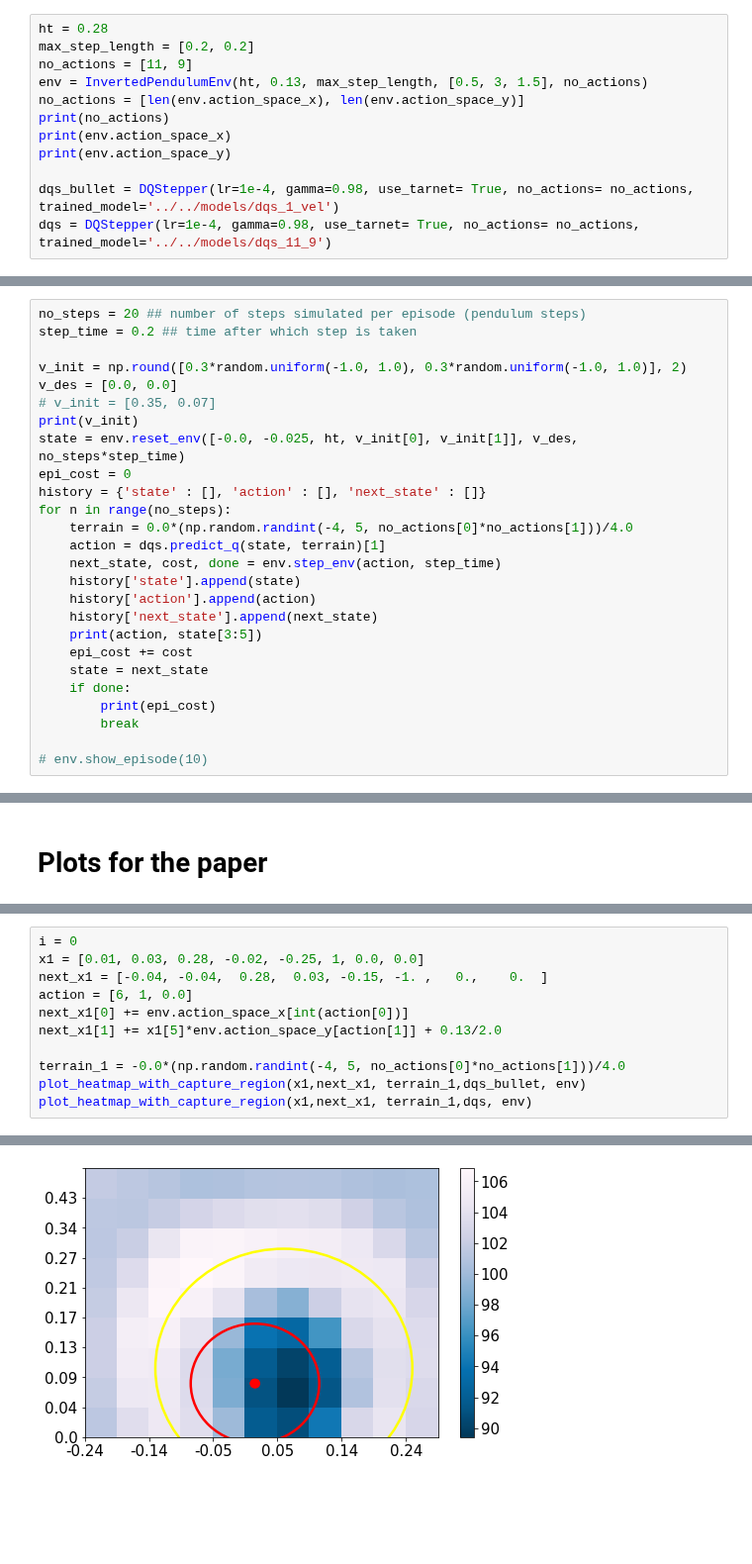
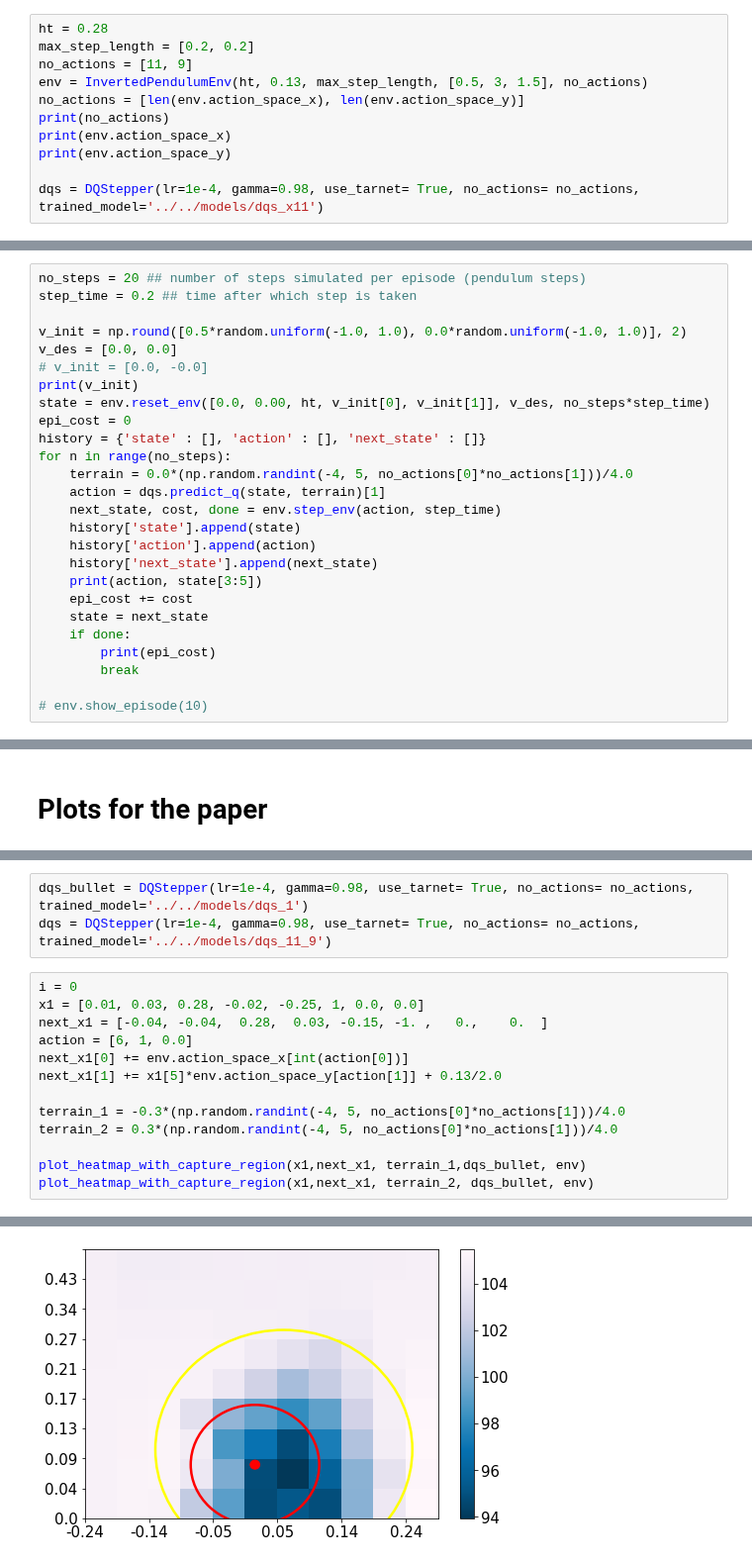
Before and after one commit to machines-in-motion/deepq_stepper, a Jupyter notebook: python/py_deepq_stepper/3d_dqs_test_slow.ipynb, the cells around one changed output, grey strips where cells are left out. Shown at 99% size. Saved outputs shown, nothing was run; the diff lists cells and outputs as text; blank space fills up the shorter version.

```diff
--- a/python/py_deepq_stepper/3d_dqs_test_slow.ipynb
+++ b/python/py_deepq_stepper/3d_dqs_test_slow.ipynb
@@ -220,8 +220,7 @@ print(no_actions)
 print(env.action_space_x)
 print(env.action_space_y)
 
-dqs_bullet = DQStepper(lr=1e-4, gamma=0.98, use_tarnet= True, no_actions= no_actions, trained_model='../../models/dqs_1_vel')
-dqs = DQStepper(lr=1e-4, gamma=0.98, use_tarnet= True, no_actions= no_actions, trained_model='../../models/dqs_11_9')
+dqs = DQStepper(lr=1e-4, gamma=0.98, use_tarnet= True, no_actions= no_actions, trained_model='../../models/dqs_x11')
 # %% [output]
 [11, 9]
 [-0.24 -0.19 -0.14 -0.1  -0.05  0.    0.05  0.1   0.14  0.19  0.24]
@@ -230,11 +229,11 @@ dqs = DQStepper(lr=1e-4, gamma=0.98, use_tarnet= True, no_actions= no_actions, t
 no_steps = 20 ## number of steps simulated per episode (pendulum steps)
 step_time = 0.2 ## time after which step is taken
 
-v_init = np.round([0.3*random.uniform(-1.0, 1.0), 0.3*random.uniform(-1.0, 1.0)], 2)
+v_init = np.round([0.5*random.uniform(-1.0, 1.0), 0.0*random.uniform(-1.0, 1.0)], 2)
 v_des = [0.0, 0.0]
-# v_init = [0.35, 0.07]
+# v_init = [0.0, -0.0]
 print(v_init)
-state = env.reset_env([-0.0, -0.025, ht, v_init[0], v_init[1]], v_des, no_steps*step_time)
+state = env.reset_env([0.0, 0.00, ht, v_init[0], v_init[1]], v_des, no_steps*step_time)
 epi_cost = 0
 history = {'state' : [], 'action' : [], 'next_state' : []}
 for n in range(no_steps):
@@ -288,3 +332,6 @@ plot_heatmap_with_capture_region(x1,next_x1, terrain_1,dqs, env)
+# %%
+dqs_bullet = DQStepper(lr=1e-4, gamma=0.98, use_tarnet= True, no_actions= no_actions, trained_model='../../models/dqs_1')
+dqs = DQStepper(lr=1e-4, gamma=0.98, use_tarnet= True, no_actions= no_actions, trained_model='../../models/dqs_11_9')
 # %%
 i = 0
 x1 = [0.01, 0.03, 0.28, -0.02, -0.25, 1, 0.0, 0.0]
@@ -293,7 +340,9 @@ action = [6, 1, 0.0]
 next_x1[0] += env.action_space_x[int(action[0])]
 next_x1[1] += x1[5]*env.action_space_y[action[1]] + 0.13/2.0
 
-terrain_1 = -0.0*(np.random.randint(-4, 5, no_actions[0]*no_actions[1]))/4.0
+terrain_1 = -0.3*(np.random.randint(-4, 5, no_actions[0]*no_actions[1]))/4.0
+terrain_2 = 0.3*(np.random.randint(-4, 5, no_actions[0]*no_actions[1]))/4.0
+
 plot_heatmap_with_capture_region(x1,next_x1, terrain_1,dqs_bullet, env)
-plot_heatmap_with_capture_region(x1,next_x1, terrain_1,dqs, env)
+plot_heatmap_with_capture_region(x1,next_x1, terrain_2, dqs_bullet, env)
 # %% [output]
@@ -301 +350 @@ plot_heatmap_with_capture_region(x1,next_x1, terrain_1,dqs, env)
-[figure, old version]
+[figure, new version]
```
Also changed, not shown: parts of 4 cells of this notebook, 16 other files.
